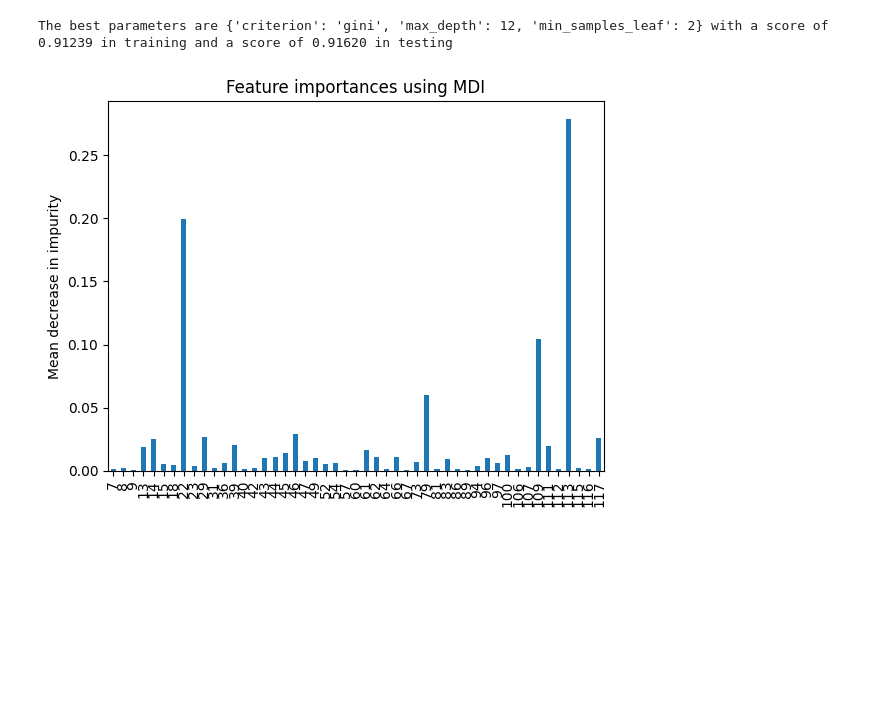
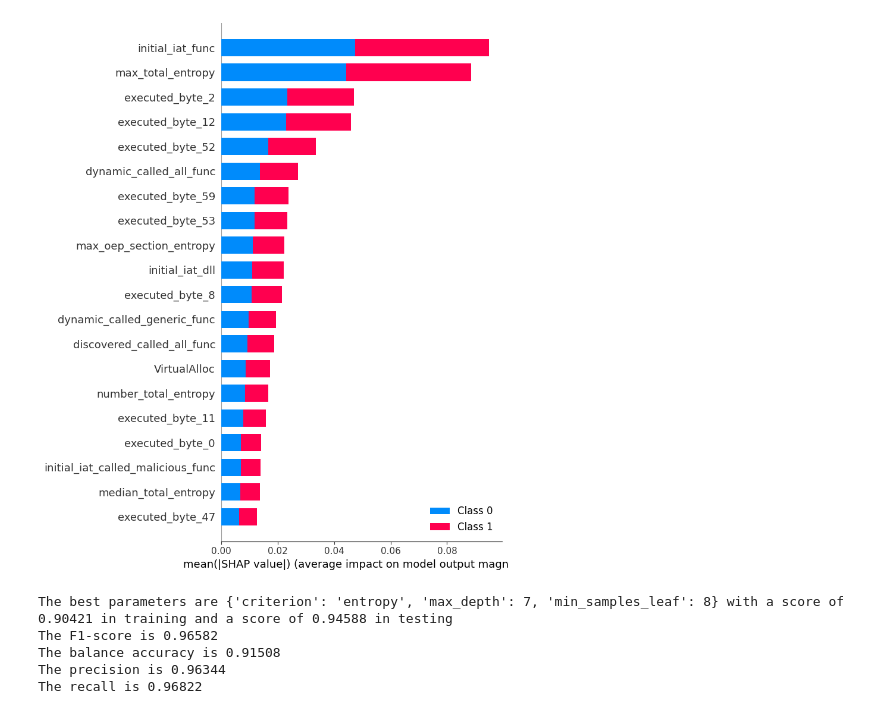
Before and after one commit to dimitriwauters/PANDI, a Jupyter notebook: ML_shadow.ipynb, the cells around one changed output. Cells and saved outputs as stored; diff of their text form; code cells hidden in the pictures; blank space fills up the shorter version.

```diff
--- a/ML_shadow.ipynb
+++ b/ML_shadow.ipynb
@@ -4,6 +4,7 @@ import matplotlib.pyplot as plt
 from sklearn.tree import DecisionTreeClassifier, plot_tree
 from sklearn.ensemble import RandomForestClassifier, GradientBoostingClassifier
 from sklearn.model_selection import GridSearchCV, StratifiedKFold, StratifiedShuffleSplit, train_test_split
+from sklearn.metrics import balanced_accuracy_score, f1_score, precision_score, recall_score
 import sys
 import pandas as pd
 import shap
@@ -17,6 +18,7 @@ with open("features/features_" + name + ".csv", "r") as f:
 data = pd.read_csv("features/features_" + name + ".csv")
 labels = pd.read_csv("labels/labels_" + name + ".csv",header=None, names=['name', 'label'])
 data = data.merge(labels, on='name')
+names = data.loc[:,"name"]
 y = data.loc[:,"label"]
 X = data.drop(["name","label"], axis = 1)
 
@@ -36,4 +38,21 @@ print(
     % (search.best_params_, search.best_score_,search.best_estimator_.score(X_test,y_test))
 )
 model1 = search.best_estimator_
+y_pred = model1.predict(X_test)
+print(
+    "The F1-score is %0.5f"
+    % (f1_score(y_test,y_pred))
+)
+print(
+    "The balance accuracy is %0.5f"
+    % (balanced_accuracy_score(y_test,y_pred))
+)
+print(
+    "The precision is %0.5f"
+    % (precision_score(y_test,y_pred))
+)
+print(
+    "The recall is %0.5f"
+    % (recall_score(y_test,y_pred))
+)
 # %% [output]
@@ -75,12 +154,13 @@ The best parameters are {'criterion': 'entropy', 'max_depth': 11, 'min_samples_l
 # %%
-importances = model2.feature_importances_
-forest_importances = pd.Series(importances, index=feature_names)
-forest_importances = forest_importances.loc[(forest_importances != 0.0)]
-fig, ax = plt.subplots()
-forest_importances.plot.bar(ax=ax)
-ax.set_title("Feature importances using MDI")
-ax.set_ylabel("Mean decrease in impurity")
+explainer = shap.Explainer(model2)
+shap_obj = explainer(X_train)
+shap_values = explainer.shap_values(X_train)
+
+shap.summary_plot(shap_values, features = X_train,feature_names=feature_names,show=False)
+plt.savefig("figures/fig2.pdf", format="pdf", bbox_inches="tight")
 plt.show()
+# %% [output]
+[figure, added]
 # %%
 param_grid = {"criterion":["friedman_mse","squared_error"],"loss": ["log_loss","exponential"],"min_samples_leaf":[2,3,4,5,6,7,8,9,10,11,12],"max_depth":[1,2,3,4,5,6,7,8,9,10,11,12],"n_estimators" : [i for i in range(10,40)]}
 gbdt = GradientBoostingClassifier(random_state = 0)
@@ -117,12 +202,32 @@ param_grid =  {"criterion": ["gini","entropy"],"min_samples_leaf":[2,3,4,5,6,7,8
 dt = DecisionTreeClassifier(random_state=0)
 cv = StratifiedKFold(n_splits=10)
 search = GridSearchCV(estimator=dt, param_grid=param_grid, cv = cv, scoring = "balanced_accuracy", n_jobs = -1)
-search.fit(X1_train, y1_train)
+search.fit(X_train, y_train)
 print(
     "The best parameters are %s with a score of %0.5f in training and a score of %0.5f in testing"
-    % (search.best_params_, search.best_score_,search.best_estimator_.score(X1_test,y1_test))
+    % (search.best_params_, search.best_score_,search.best_estimator_.score(X_test,y_test))
 )
 model4 = search.best_estimator_
+y_pred = model4.predict(X_test)
+print(
+    "The F1-score is %0.5f"
+    % (f1_score(y_test,y_pred))
+)
+print(
+    "The balance accuracy is %0.5f"
+    % (balanced_accuracy_score(y_test,y_pred))
+)
+print(
+    "The precision is %0.5f"
+    % (precision_score(y_test,y_pred))
+)
+print(
+    "The recall is %0.5f"
+    % (recall_score(y_test,y_pred))
+)
 # %% [output]
-The best parameters are {'criterion': 'gini', 'max_depth': 12, 'min_samples_leaf': 2} with a score of 0.91239 in training and a score of 0.91620 in testing
+The best parameters are {'criterion': 'entropy', 'max_depth': 7, 'min_samples_leaf': 8} with a score of 0.90421 in training and a score of 0.94588 in testing
+The F1-score is 0.96582
+The balance accuracy is 0.91508
+The precision is 0.96344
+The recall is 0.96822
-[figure, removed]
```
Also changed, not shown: parts of 22 cells of this notebook, 8 other files.
